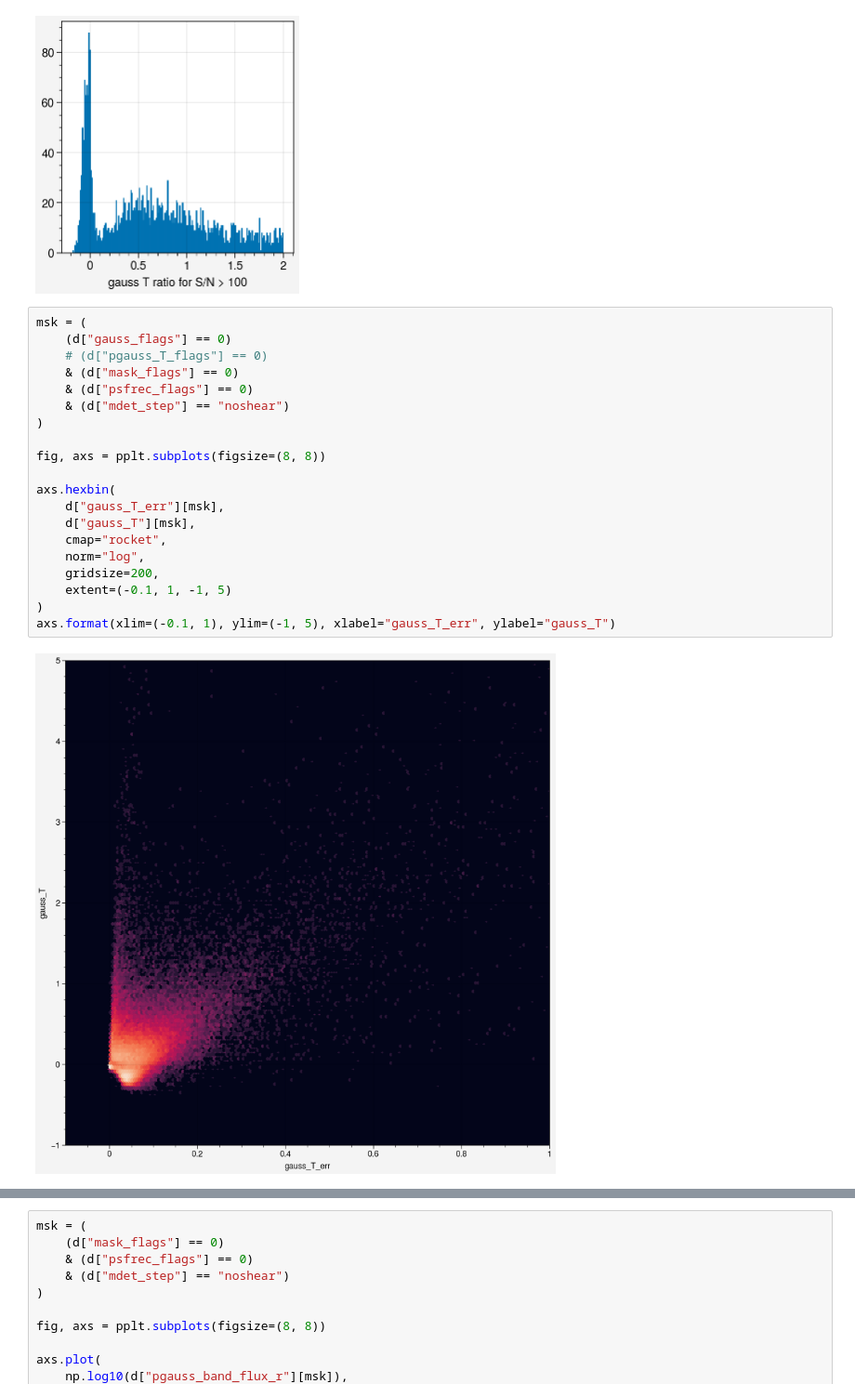
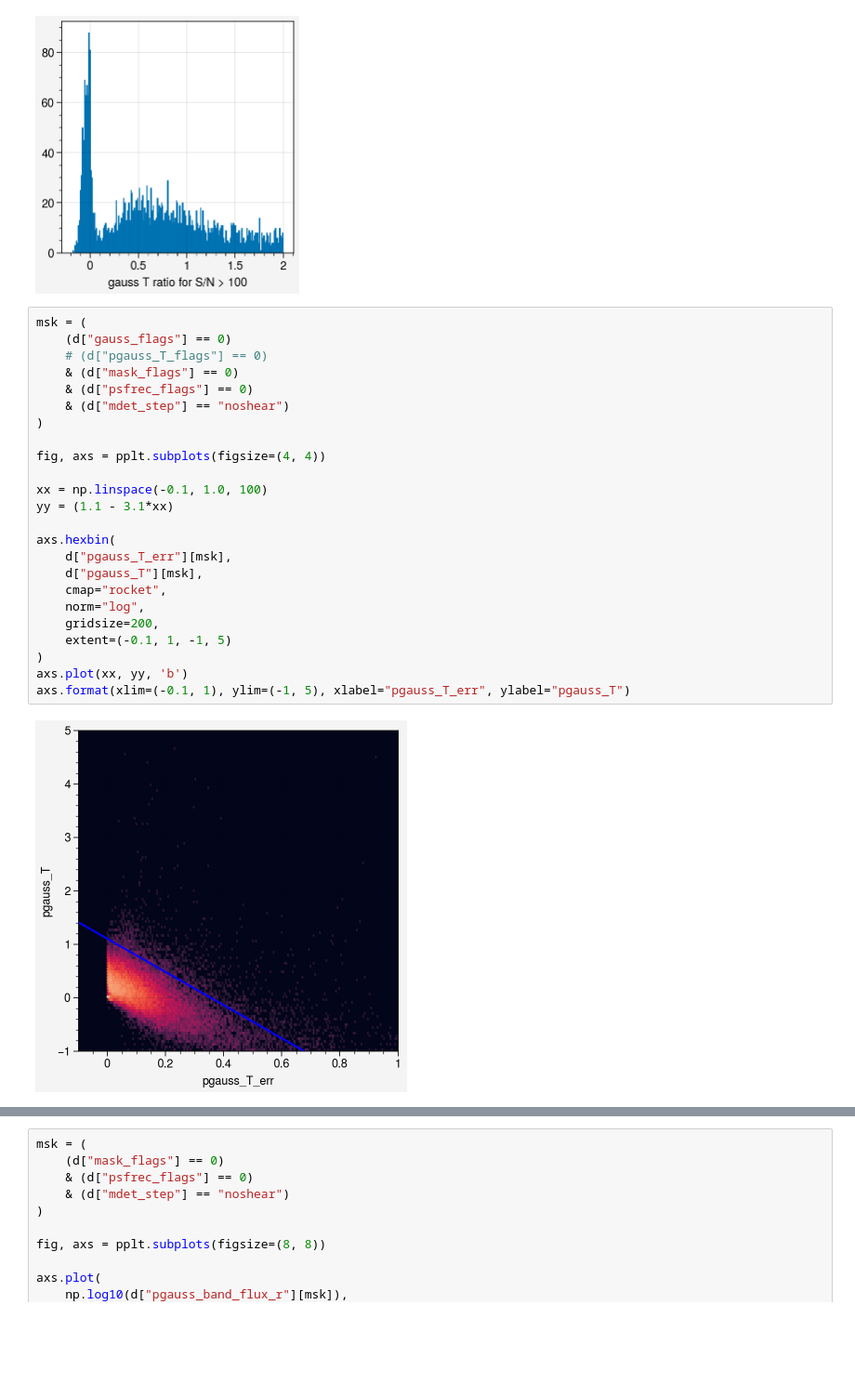
Before and after one commit to beckermr/des-y6-analysis, a Jupyter notebook: 2022_12_02_mdet_gauss_test/Untitled.ipynb, the cells around one changed output, grey strips where cells are left out. Shown at 93% size. Drawn from its saved outputs; the diff is of its cells as text; blank space fills up the shorter version.

```diff
--- a/2022_12_02_mdet_gauss_test/Untitled.ipynb
+++ b/2022_12_02_mdet_gauss_test/Untitled.ipynb
@@ -76,22 +76,26 @@ axs.format(xlabel="gauss T ratio for S/N > 100")
 # %%
 msk = (
     (d["gauss_flags"] == 0)
     # (d["pgauss_T_flags"] == 0)
     & (d["mask_flags"] == 0)
     & (d["psfrec_flags"] == 0)
     & (d["mdet_step"] == "noshear")
 )
 
-fig, axs = pplt.subplots(figsize=(8, 8))
+fig, axs = pplt.subplots(figsize=(4, 4))
+
+xx = np.linspace(-0.1, 1.0, 100)
+yy = (1.1 - 3.1*xx)
 
 axs.hexbin(
-    d["gauss_T_err"][msk],
-    d["gauss_T"][msk],
+    d["pgauss_T_err"][msk],
+    d["pgauss_T"][msk],
     cmap="rocket",
     norm="log",
     gridsize=200,
     extent=(-0.1, 1, -1, 5)
 )
-axs.format(xlim=(-0.1, 1), ylim=(-1, 5), xlabel="gauss_T_err", ylabel="gauss_T")
+axs.plot(xx, yy, 'b')
+axs.format(xlim=(-0.1, 1), ylim=(-1, 5), xlabel="pgauss_T_err", ylabel="pgauss_T")
 # %% [output]
-[figure, old version]
+[figure, new version]
```
Also changed, not shown: parts of 1 cell of this notebook, 17 other files.
